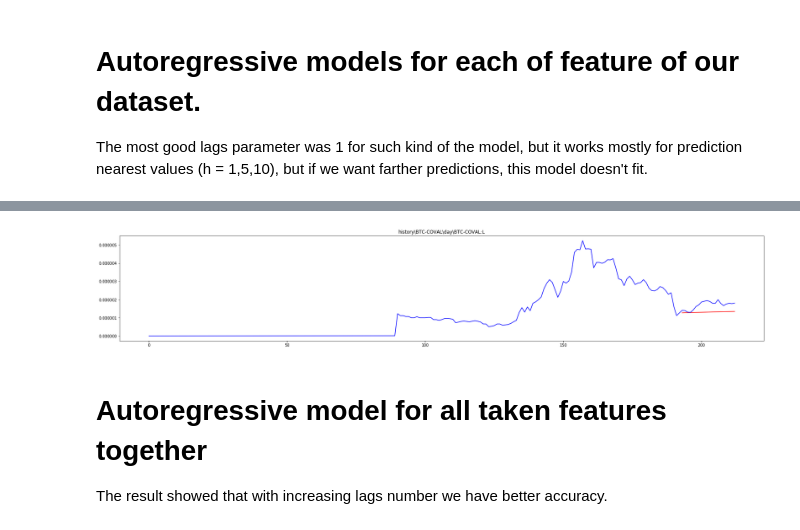
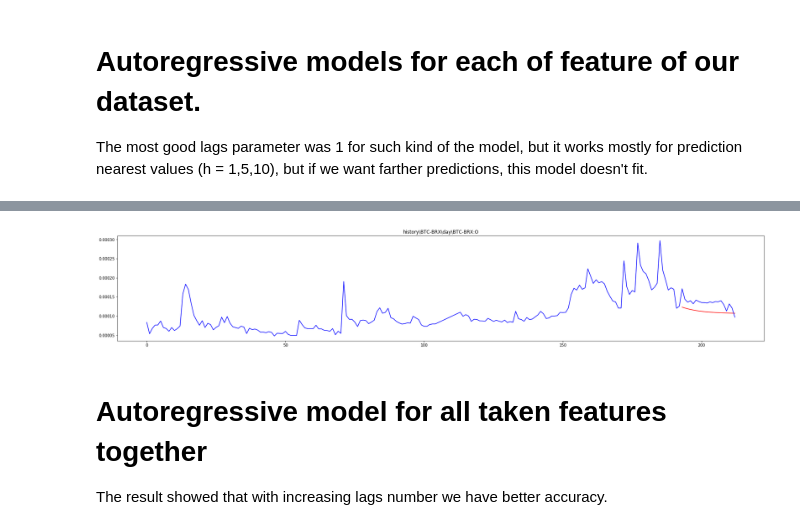
Before and after one commit to MariyaIvanina/ml_big_data_project, a Jupyter notebook: prototype/Crypto_data_investigation.ipynb, the cells around one changed output, grey strips where cells are left out. Cells and saved outputs as stored; diff of their text form; code cells hidden in the pictures.

```diff
--- a/prototype/Crypto_data_investigation.ipynb
+++ b/prototype/Crypto_data_investigation.ipynb
@@ -90,7 +94,7 @@ Independent AR performance ND/NRMSE (h = 20, lags = [1, 7, 14, 30]): 56.557/1908
 # %%
-draw_test_plot(IndependentFeaturesAutoRegressionModel([1]), 95)
+draw_test_plot(IndependentFeaturesAutoRegressionModel([1]), 56)
 # %% [output]
-[figure, old version]
+[figure, new version]
 # %% [markdown]
 # Autoregressive model for all taken features together
 The result showed that with increasing lags number we have better accuracy.
```
Also changed, not shown: parts of 9 cells of this notebook, 1 other file.
